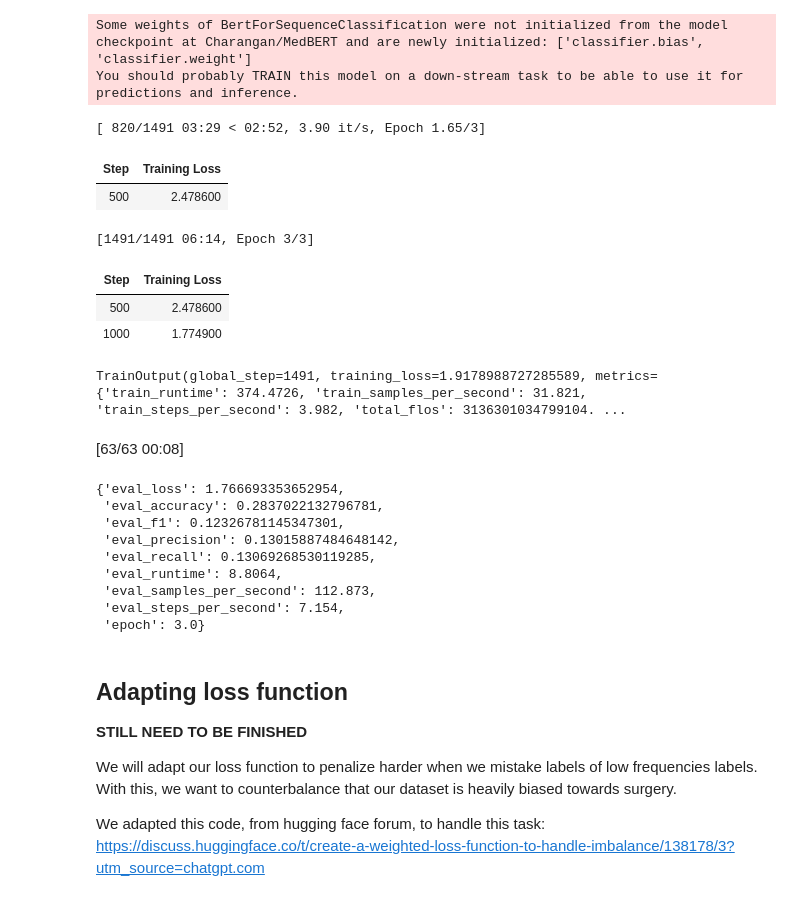
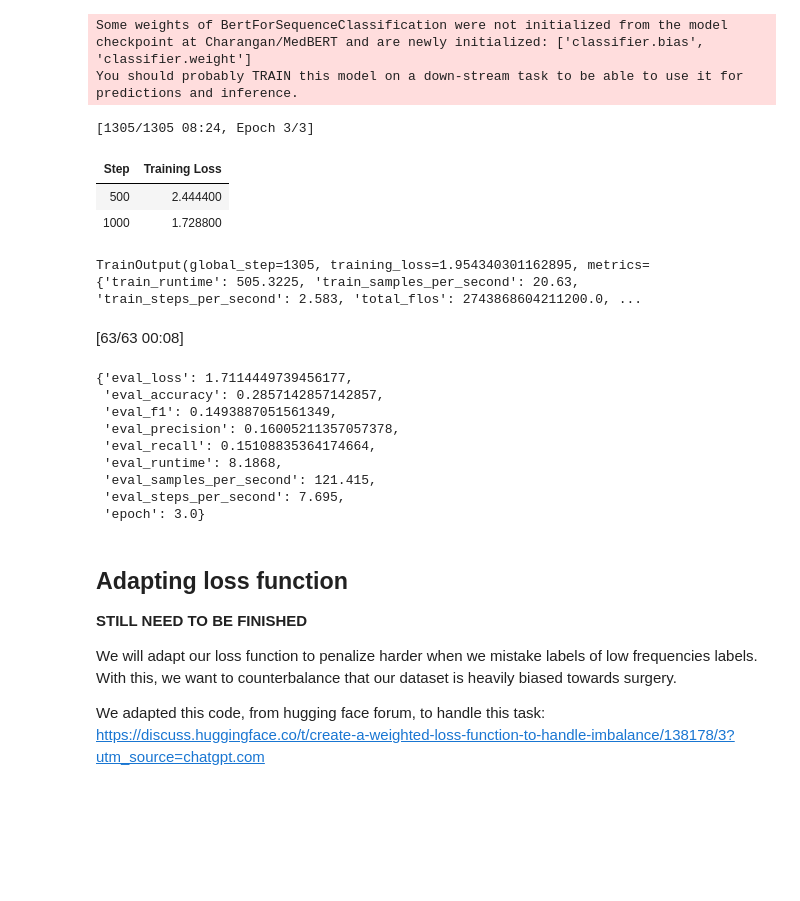
Before and after one commit to Schoggi-Mimi/nlp-project-2025, a Jupyter notebook: notebooks/03_prediction_model.ipynb, the cells around one changed output. Saved outputs shown, nothing was run; the diff lists cells and outputs as text; code cells hidden in the pictures; blank space fills up the shorter version.

Commit message:
Update 03_prediction_model.ipynb
First draft of task3, including all subtask (baseline, encoder and decoder)

```diff
--- a/notebooks/03_prediction_model.ipynb
+++ b/notebooks/03_prediction_model.ipynb
@@ -210,10 +285,42 @@ def matching(example):
 dataset=dataset.map(matching)
 # %%
 from datasets import load_dataset
+from datasets import ClassLabel
+from datasets import DatasetDict
 
 dataset = dataset.rename_column("label", "labels") # for trainer wrappers, i need to rename label as labels
 
-final_df=dataset.train_test_split(test_size=0.2) # 80/20 split
+# Comment from marc
+############################
+# again we could include the stratification, add this line: dataset = dataset.cast_column("labels", ClassLabel(num_classes=40)) and this: train_test_split(stratify_by_column="labels")
+# including stratification imporves the f1 score before finetuning from 0.02 to 0.25
+############################
+
+dataset = dataset.cast_column("labels", ClassLabel(num_classes=40))
+
+#final_df=dataset.train_test_split(test_size=0.2) # 80/20 split
+#final_df=dataset.train_test_split(test_size=0.2, stratify_by_column="labels") # 80/20 split
+
+# train/test=80/20
+splits = dataset.train_test_split(
+    test_size=0.2,
+    stratify_by_column="labels",
+    seed=42
+)
+
+# split train into train/validation
+train_val = splits["train"].train_test_split(
+    test_size=0.125,   # 12.5% of 80% = 10% overall
+    stratify_by_column="labels",
+    seed=42
+)
+
+# single DatasetDict with 3 splits 70/10/20=train/val/test
+final_df = DatasetDict({
+    "train": train_val["train"],
+    "validation": train_val["test"],
+    "test": splits["test"]
+})
 
 ### Now, we need to tokenize our data set. Adapted from: https://huggingface.co/docs/datasets/use_dataset
 
@@ -341,41 +467,38 @@ training_args = TrainingArguments(
 # %%
 # This code is adapted from : https://huggingface.co/transformers/v4.2.2/training.html?utm_source=chatgpt.com
 from transformers import Trainer
 from transformers import DataCollatorWithPadding
 
 data_collator = DataCollatorWithPadding(tokenizer=tokenizer)
 
 trainer = Trainer(
     model=model,                         # the instantiated 🤗 Transformers model to be trained
     args=training_args,                  # training arguments, defined above
     train_dataset=final_df_tokenized["train"],         # training dataset
-    eval_dataset= final_df_tokenized["test"],          # evaluation dataset
+    eval_dataset= final_df_tokenized["validation"],          # evaluation dataset
     data_collator=data_collator, # allows dynamical padding --> every batch will have the same lenghts, which is max_length of this batch
     compute_metrics=compute_metrics # added to return f1
 )
 
 trainer.train()
 # %% [output]
-[ 820/1491 03:29 < 02:52, 3.90 it/s, Epoch 1.65/3]
+[1305/1305 08:24, Epoch 3/3]
 | Step | Training Loss |
-| 500 | 2.478600 |
+| 500 | 2.444400 |
+| 1000 | 1.728800 |
-[1491/1491 06:14, Epoch 3/3]
+TrainOutput(global_step=1305, training_loss=1.954340301162895, metrics={'train_runtime': 505.3225, 'train_samples_per_second': 20.63, 'train_steps_per_second': 2.583, 'total_flos': 2743868604211200.0, ...
-| Step | Training Loss |
-| 500 | 2.478600 |
-| 1000 | 1.774900 |
-TrainOutput(global_step=1491, training_loss=1.9178988727285589, metrics={'train_runtime': 374.4726, 'train_samples_per_second': 31.821, 'train_steps_per_second': 3.982, 'total_flos': 3136301034799104. ...
 # %%
 trainer.evaluate(eval_dataset=final_df_tokenized["test"])
 # %% [output]
 [63/63 00:08]
-{'eval_loss': 1.766693353652954,
- 'eval_accuracy': 0.2837022132796781,
- 'eval_f1': 0.12326781145347301,
- 'eval_precision': 0.13015887484648142,
- 'eval_recall': 0.13069268530119285,
- 'eval_runtime': 8.8064,
- 'eval_samples_per_second': 112.873,
- 'eval_steps_per_second': 7.154,
+{'eval_loss': 1.7114449739456177,
+ 'eval_accuracy': 0.2857142857142857,
+ 'eval_f1': 0.1493887051561349,
+ 'eval_precision': 0.16005211357057378,
+ 'eval_recall': 0.15108835364174664,
+ 'eval_runtime': 8.1868,
+ 'eval_samples_per_second': 121.415,
+ 'eval_steps_per_second': 7.695,
  'epoch': 3.0}
 # %% [markdown]
 ## Adapting loss function
```
Also changed, not shown: parts of 69 cells of this notebook.
